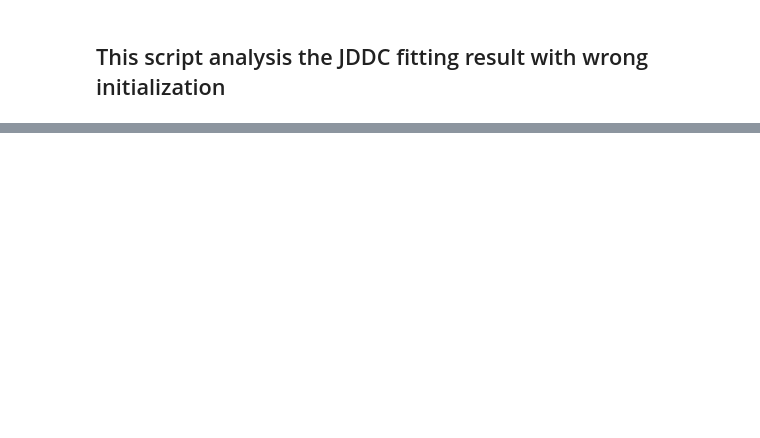
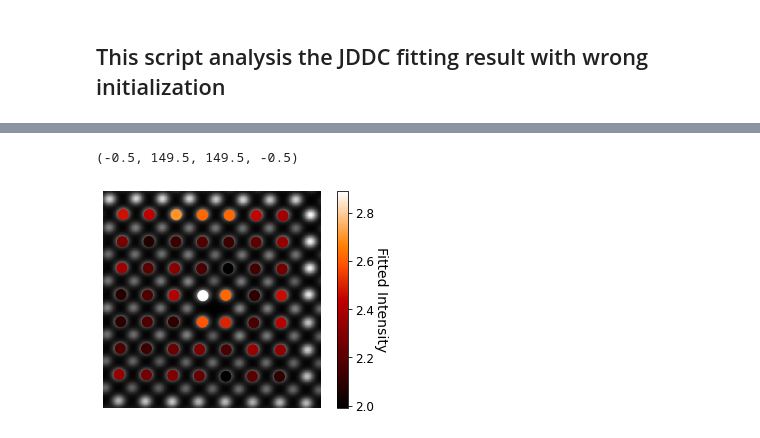
Before and after one commit to CY-Zhang/PyProcessingCodes, a Jupyter notebook: JDDC/WrongInitializationAnalysis.ipynb, the cells around one changed output, grey strips where cells are left out. Cells and saved outputs as stored; diff of their text form; code cells hidden in the pictures; blank space fills up the shorter version.

```diff
--- a/JDDC/WrongInitializationAnalysis.ipynb
+++ b/JDDC/WrongInitializationAnalysis.ipynb
@@ -76,6 +77,17 @@ lattice1 = np.where(array_int>threshold)
 array_x1 = array_x[lattice1]
 array_y1 = array_y[lattice1]
 array_int1 = array_int[lattice1]
+# %%
+image = loadFromQ2bz(path + 'bump-0_003.q2bz')
+plt.imshow(image,cmap='gray')
+im = plt.scatter(array_x1, array_y1, c=np.asarray(array_int1),s=100, cmap='gist_heat')
+cbar = plt.colorbar(im)
+cbar.ax.tick_params(labelsize=12)
+cbar.set_label('Fitted Intensity',rotation=270,fontsize=14, labelpad = 14)
+plt.axis('off')
+# %% [output]
+(-0.5, 149.5, 149.5, -0.5)
+[figure, added]
 # %%
 plt.scatter(array_x1, array_y1,c=np.asarray(array_int1))
 plt.colorbar()
```
Also changed, not shown: parts of 22 cells of this notebook, 7 other files.
